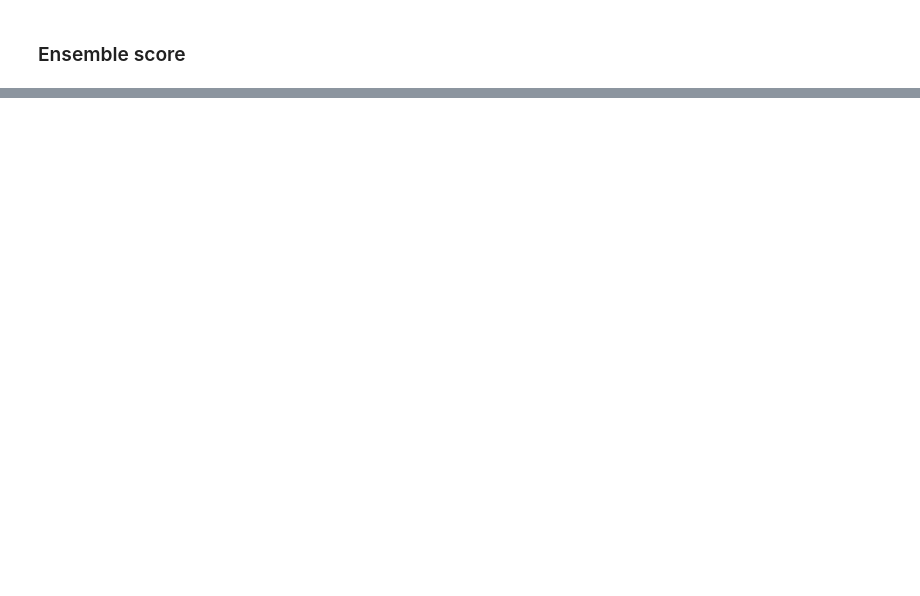
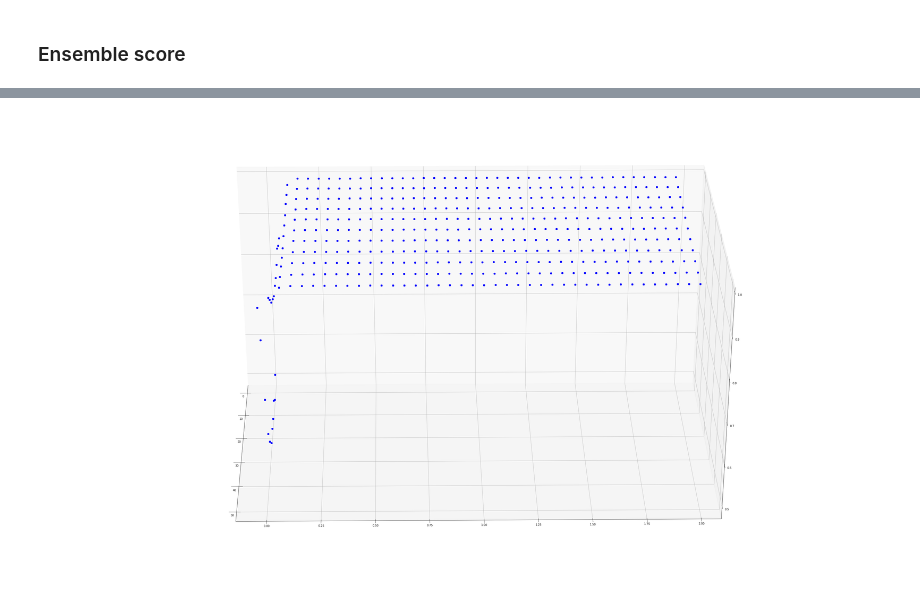
Before and after one commit to whiteRa2bit/cern_summer_project, a Jupyter notebook: problem2/classifier.ipynb, the cells around one changed output, grey strips where cells are left out. Cells and saved outputs as stored; diff of their text form; code cells hidden in the pictures; blank space fills up the shorter version.

```diff
--- a/problem2/classifier.ipynb
+++ b/problem2/classifier.ipynb
@@ -199,7 +217,7 @@ from sklearn.linear_model import PassiveAggressiveClassifier
 from sklearn.model_selection import train_test_split
 warnings.filterwarnings('ignore')
 # %%
-def get_pipelines(hyperparams = {'svc_c': 1, 'mlp_max_iter': 1000, 'kn_n': 5, 'pa_c': 1}):
+def get_pipelines(hyperparams = {'svc_c': 0.1, 'mlp_max_iter': 1000, 'kn_n': 5, 'pa_c': 0.1}):
     SVC_pipeline = Pipeline([
                     ('clf', LinearSVC(C=hyperparams['svc_c'])),
                 ])
@@ -278,0 +298,24 @@ f1_score 0.969512916 (+/- 0.045891355)
+# %%
+tau_values = range(0, 55, 5)
+alpha_values = np.around(np.arange(0, 2, 0.05), decimals=2)
+# %%
+scores_dict = {}
+
+for tau in tau_values:
+    scores_dict[tau] = dict(zip(alpha_values, np.zeros(len(alpha_values))))
+# %%
+for tau in tau_values:
+    for alpha in tqdm.tqdm(alpha_values):
+#         print("Tau:", tau)
+#         print("Alpha:", alpha)
+#         print("Processing...")
+
+        X, y = prepare_data(tau, alpha)
+        pipelines = get_pipelines()
+
+        scoring = {'accuracy' : make_scorer(accuracy_score)}
+        scores = cross_validate(pipelines['kn'], X, y, scoring=scoring, cv=5)
+
+        scores_dict[tau][alpha] = scores["test_accuracy"].mean()
+#         print('______________________________________')
+#         print()
@@ -278,0 +342,19 @@ f1_score 0.969512916 (+/- 0.045891355)
+# %%
+from mpl_toolkits.mplot3d import Axes3D
+import matplotlib
+matplotlib.use('Qt4Agg')
+
+
+fig1 = matplotlib.pyplot.figure()
+ax1 = Axes3D(fig1)
+
+ax1.plot(10*x, 10*y, 10*z, 'ro', color='b', linewidth=3)
+# ax1.plot(10*twodim_other[:, 0], 10*twodim_other[:, 1], 10*twodim_other[:, 2], 'ro', color='r', linewidth=3)
+
+for angle in range(0, 360):
+    ax1.view_init(30, angle)
+    plt.draw()
+    plt.pause(.001)
+plt.show()
+# %% [output]
+[figure, added]
```
Also changed, not shown: parts of 16 cells of this notebook, 1 other file.
